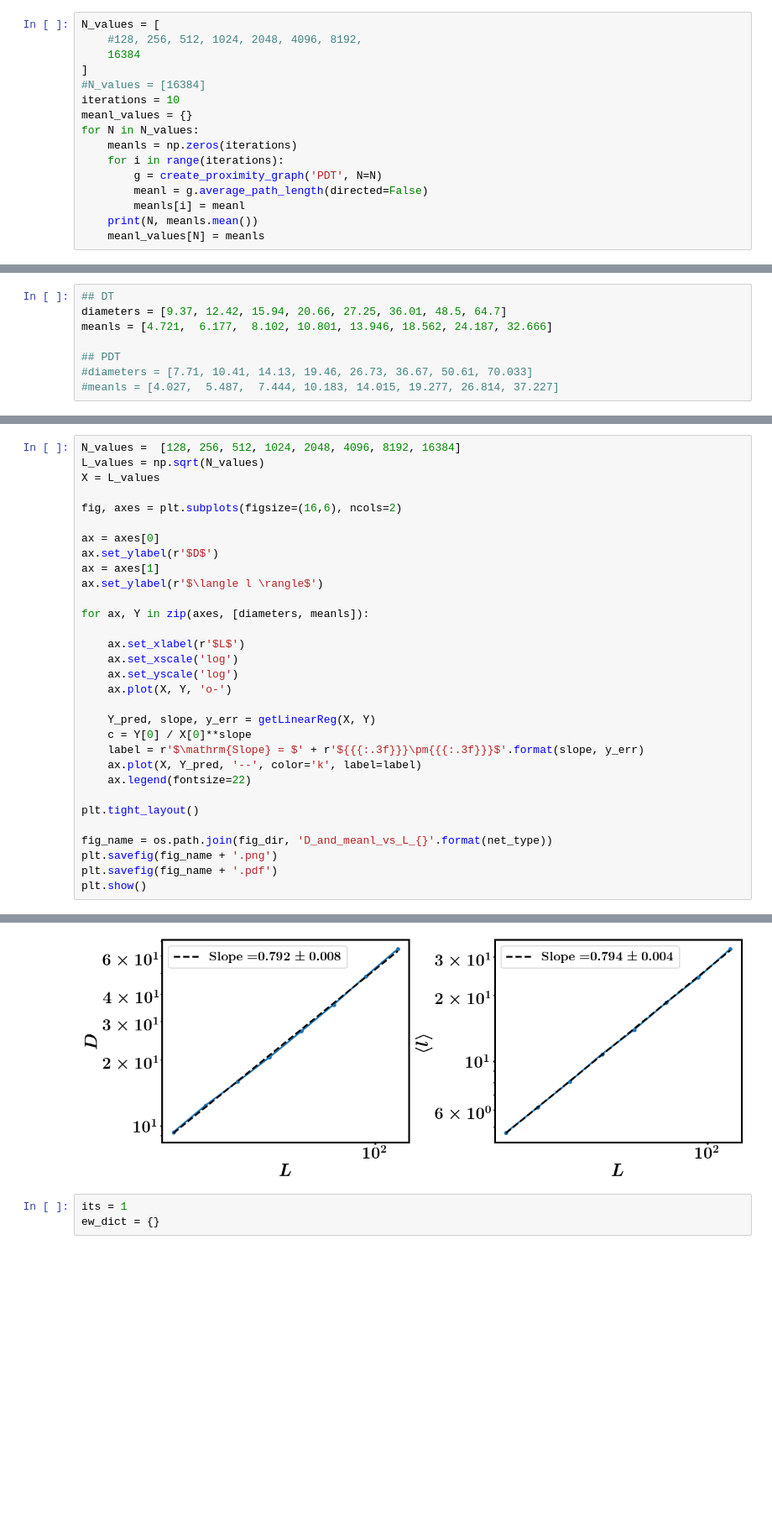
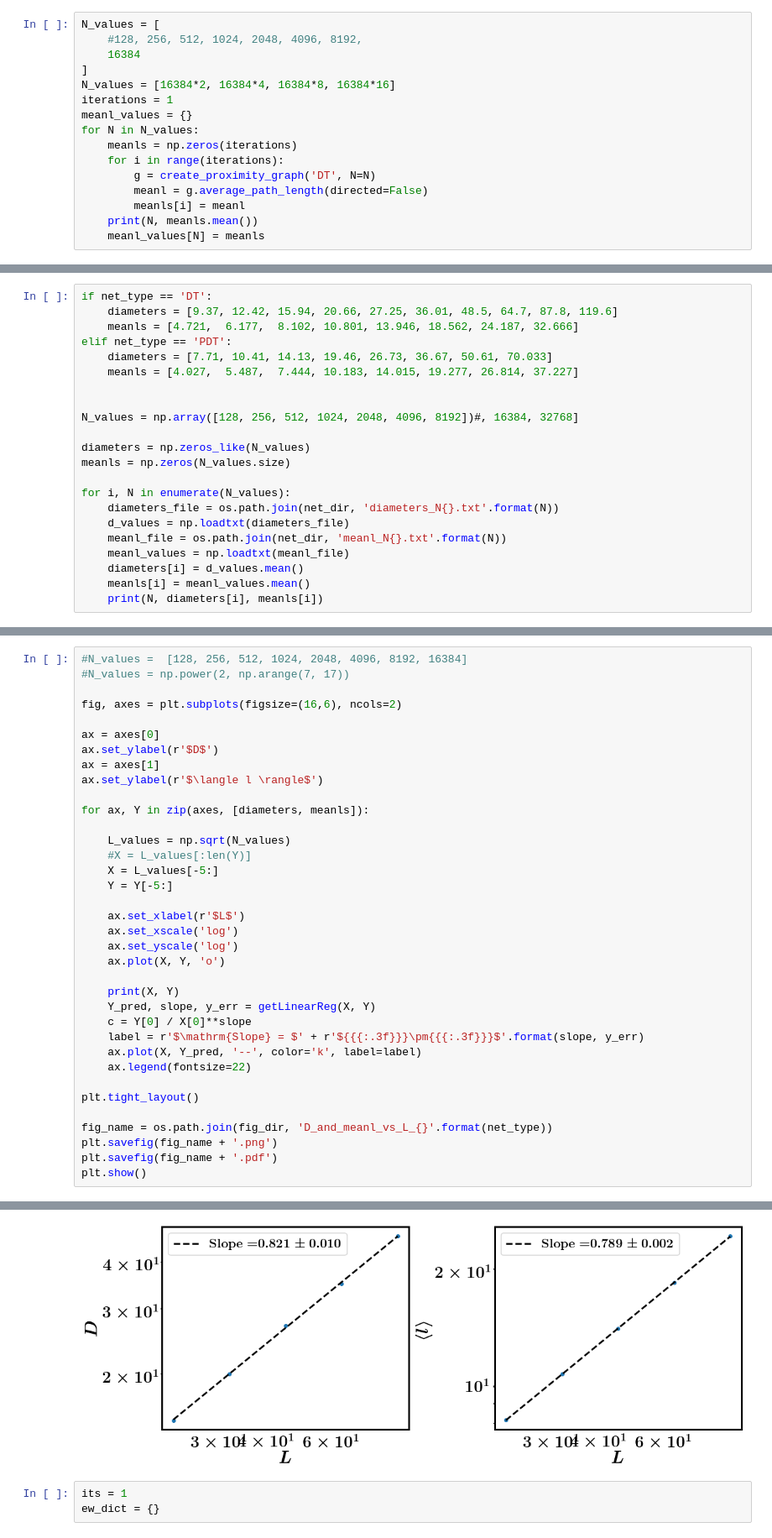
Before and after one commit to nahuelalmeira/dismantlingScaling, a Jupyter notebook: python/Spatial_nets_properties.ipynb, the cells around one changed output, grey strips where cells are left out. Shown: that part at 84% size. Drawn from its saved outputs; the diff is of its cells as text; blank space fills up the shorter version.

```diff
--- a/python/Spatial_nets_properties.ipynb
+++ b/python/Spatial_nets_properties.ipynb
@@ -38,13 +39,13 @@ N_values = [
     #128, 256, 512, 1024, 2048, 4096, 8192,
     16384
 ]
-#N_values = [16384]
-iterations = 10
+N_values = [16384*2, 16384*4, 16384*8, 16384*16]
+iterations = 1
 meanl_values = {}
 for N in N_values:
     meanls = np.zeros(iterations)
     for i in range(iterations):
-        g = create_proximity_graph('PDT', N=N)
+        g = create_proximity_graph('DT', N=N)
         meanl = g.average_path_length(directed=False)
         meanls[i] = meanl
     print(N, meanls.mean())
@@ -54,8 +53,22 @@ KeyboardInterrupt:
 # %%
-## DT
-diameters = [9.37, 12.42, 15.94, 20.66, 27.25, 36.01, 48.5, 64.7]
-meanls = [4.721,  6.177,  8.102, 10.801, 13.946, 18.562, 24.187, 32.666]
+if net_type == 'DT':
+    diameters = [9.37, 12.42, 15.94, 20.66, 27.25, 36.01, 48.5, 64.7, 87.8, 119.6]
+    meanls = [4.721,  6.177,  8.102, 10.801, 13.946, 18.562, 24.187, 32.666]
+elif net_type == 'PDT':
+    diameters = [7.71, 10.41, 14.13, 19.46, 26.73, 36.67, 50.61, 70.033]
+    meanls = [4.027,  5.487,  7.444, 10.183, 14.015, 19.277, 26.814, 37.227]
 
-## PDT
-#diameters = [7.71, 10.41, 14.13, 19.46, 26.73, 36.67, 50.61, 70.033]
-#meanls = [4.027,  5.487,  7.444, 10.183, 14.015, 19.277, 26.814, 37.227]
+
+N_values = np.array([128, 256, 512, 1024, 2048, 4096, 8192])#, 16384, 32768]
+
+diameters = np.zeros_like(N_values)
+meanls = np.zeros(N_values.size)
+
+for i, N in enumerate(N_values):
+    diameters_file = os.path.join(net_dir, 'diameters_N{}.txt'.format(N))
+    d_values = np.loadtxt(diameters_file)
+    meanl_file = os.path.join(net_dir, 'meanl_N{}.txt'.format(N))
+    meanl_values = np.loadtxt(meanl_file)
+    diameters[i] = d_values.mean()
+    meanls[i] = meanl_values.mean()
+    print(N, diameters[i], meanls[i])
@@ -62,7 +83,6 @@ meanls = [4.721,  6.177,  8.102, 10.801, 13.946, 18.562, 24.187, 32.666]
 # %%
-N_values =  [128, 256, 512, 1024, 2048, 4096, 8192, 16384]
-L_values = np.sqrt(N_values)
-X = L_values
+#N_values =  [128, 256, 512, 1024, 2048, 4096, 8192, 16384]
+#N_values = np.power(2, np.arange(7, 17))
 
 fig, axes = plt.subplots(figsize=(16,6), ncols=2)
 
@@ -73,11 +93,17 @@ ax.set_ylabel(r'$\langle l \rangle$')
 
 for ax, Y in zip(axes, [diameters, meanls]):
 
+    L_values = np.sqrt(N_values)
+    #X = L_values[:len(Y)]
+    X = L_values[-5:]
+    Y = Y[-5:]
+
     ax.set_xlabel(r'$L$')
     ax.set_xscale('log')
     ax.set_yscale('log')
-    ax.plot(X, Y, 'o-')
+    ax.plot(X, Y, 'o')
 
+    print(X, Y)
     Y_pred, slope, y_err = getLinearReg(X, Y)
     c = Y[0] / X[0]**slope
     label = r'$\mathrm{Slope} = $' + r'${{{:.3f}}}\pm{{{:.3f}}}$'.format(slope, y_err)
@@ -94,4 +122,4 @@ plt.show()
-[figure, old version]
+[figure, new version]
 # %%
 its = 1
 ew_dict = {}
```
Also changed, not shown: parts of 5 cells of this notebook, 2 other files.
